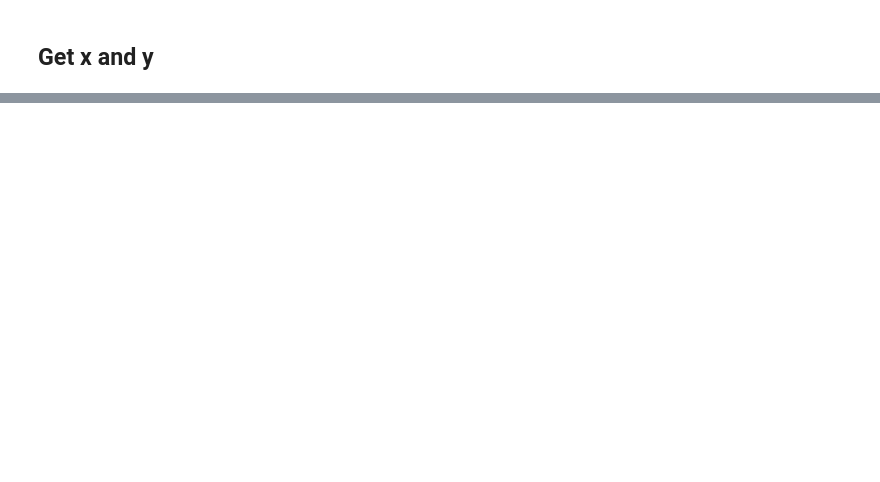
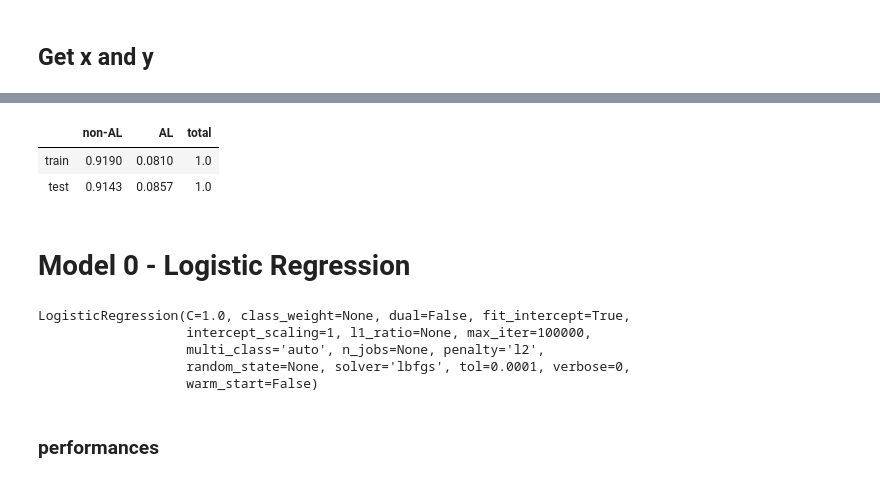
Before and after one commit to nomihadar/Anastomotic-Leak-Prediction, a Jupyter notebook: Scripts/model0.ipynb, the cells around one changed output, grey strips where cells are left out. Cells and saved outputs as stored; diff of their text form; code cells hidden in the pictures; blank space fills up the shorter version.

```diff
--- a/Scripts/model0.ipynb
+++ b/Scripts/model0.ipynb
@@ -243,0 +204,24 @@ ModuleNotFoundError: No module named 'mlxtend'
+# %%
+traintest = pd.concat([y_train.value_counts(normalize=True), y_test.value_counts(normalize=True)], axis=1).T #normalize=False
+traintest.index = ['train', 'test']
+traintest.columns = ["non-AL", "AL"]
+traintest['total'] = traintest.sum(axis=1)
+traintest
+# %% [output]
+|  | non-AL | AL | total |
+| train | 0.9190 | 0.0810 | 1.0 |
+| test | 0.9143 | 0.0857 | 1.0 |
+# %% [markdown]
+# Model 0 -  Logistic Regression
+# %%
+#define model
+model = LogisticRegression(solver='lbfgs', max_iter=100000) #liblinear
+model
+# %% [output]
+LogisticRegression(C=1.0, class_weight=None, dual=False, fit_intercept=True,
+                   intercept_scaling=1, l1_ratio=None, max_iter=100000,
+                   multi_class='auto', n_jobs=None, penalty='l2',
+                   random_state=None, solver='lbfgs', tol=0.0001, verbose=0,
+                   warm_start=False)
+# %% [markdown]
+### performances
```
Also changed, not shown: parts of 46 cells of this notebook, 1 other file.
